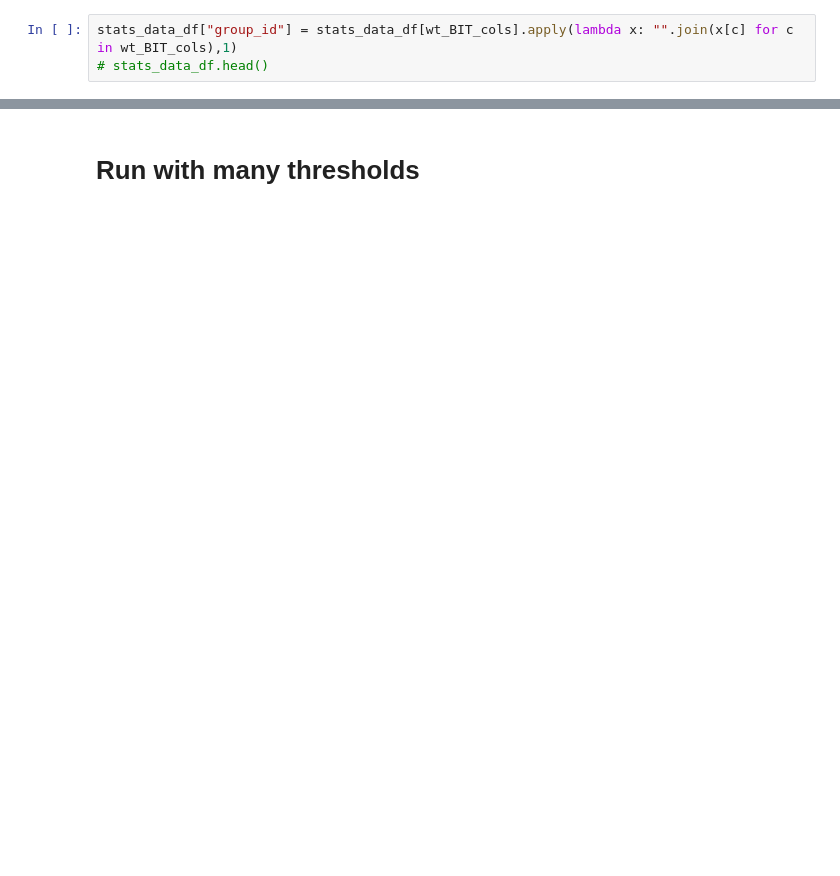
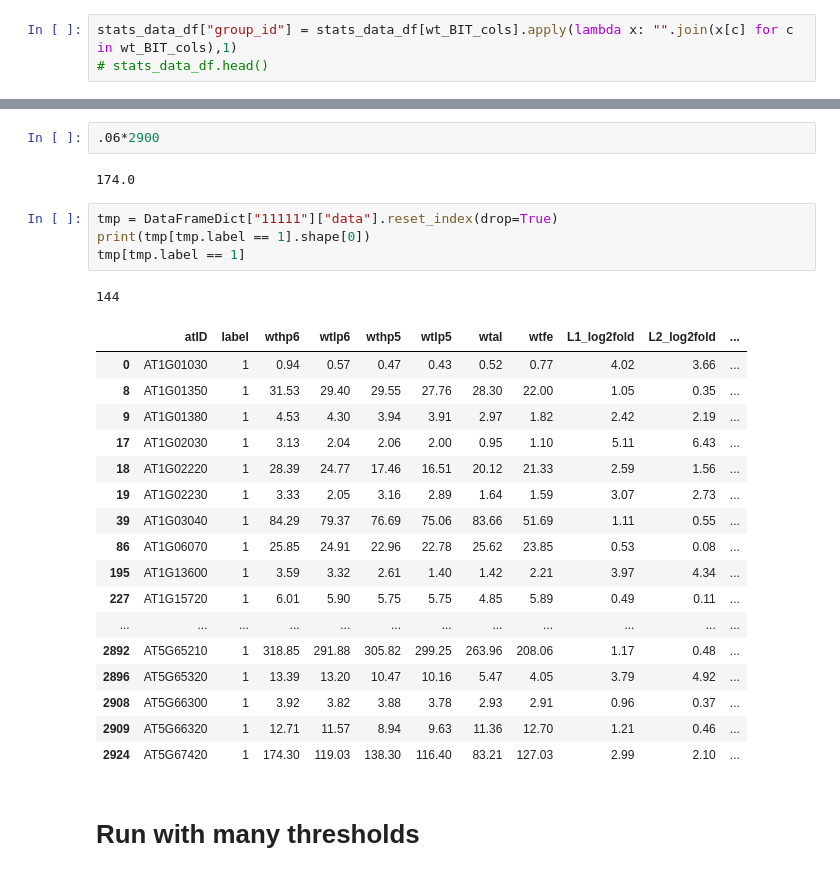
Before and after one commit to chaupmcs/plant_project, a Jupyter notebook: plant_model-UP_DOWN_NOCHANGE-Log2Fold.ipynb, the cells around one changed output, grey strips where cells are left out. Saved outputs shown, nothing was run; the diff lists cells and outputs as text; blank space fills up the shorter version.

```diff
--- a/plant_model-UP_DOWN_NOCHANGE-Log2Fold.ipynb
+++ b/plant_model-UP_DOWN_NOCHANGE-Log2Fold.ipynb
@@ -303,3 +391,30 @@ stats_data_df
+# %%
+.06*2900
+# %% [output]
+174.0
+# %%
+tmp = DataFrameDict["11111"]["data"].reset_index(drop=True)
+print(tmp[tmp.label == 1].shape[0])
+tmp[tmp.label == 1]
+# %% [output]
+144
+|  | atID | label | wthp6 | wtlp6 | wthp5 | wtlp5 | wtal | wtfe | L1_log2fold | L2_log2fold | ... |
+| 0 | AT1G01030 | 1 | 0.94 | 0.57 | 0.47 | 0.43 | 0.52 | 0.77 | 4.02 | 3.66 | ... |
+| 8 | AT1G01350 | 1 | 31.53 | 29.40 | 29.55 | 27.76 | 28.30 | 22.00 | 1.05 | 0.35 | ... |
+| 9 | AT1G01380 | 1 | 4.53 | 4.30 | 3.94 | 3.91 | 2.97 | 1.82 | 2.42 | 2.19 | ... |
+| 17 | AT1G02030 | 1 | 3.13 | 2.04 | 2.06 | 2.00 | 0.95 | 1.10 | 5.11 | 6.43 | ... |
+| 18 | AT1G02220 | 1 | 28.39 | 24.77 | 17.46 | 16.51 | 20.12 | 21.33 | 2.59 | 1.56 | ... |
+| 19 | AT1G02230 | 1 | 3.33 | 2.05 | 3.16 | 2.89 | 1.64 | 1.59 | 3.07 | 2.73 | ... |
+| 39 | AT1G03040 | 1 | 84.29 | 79.37 | 76.69 | 75.06 | 83.66 | 51.69 | 1.11 | 0.55 | ... |
+| 86 | AT1G06070 | 1 | 25.85 | 24.91 | 22.96 | 22.78 | 25.62 | 23.85 | 0.53 | 0.08 | ... |
+| 195 | AT1G13600 | 1 | 3.59 | 3.32 | 2.61 | 1.40 | 1.42 | 2.21 | 3.97 | 4.34 | ... |
+| 227 | AT1G15720 | 1 | 6.01 | 5.90 | 5.75 | 5.75 | 4.85 | 5.89 | 0.49 | 0.11 | ... |
+| ... | ... | ... | ... | ... | ... | ... | ... | ... | ... | ... | ... |
+| 2892 | AT5G65210 | 1 | 318.85 | 291.88 | 305.82 | 299.25 | 263.96 | 208.06 | 1.17 | 0.48 | ... |
+| 2896 | AT5G65320 | 1 | 13.39 | 13.20 | 10.47 | 10.16 | 5.47 | 4.05 | 3.79 | 4.92 | ... |
+| 2908 | AT5G66300 | 1 | 3.92 | 3.82 | 3.88 | 3.78 | 2.93 | 2.91 | 0.96 | 0.37 | ... |
+| 2909 | AT5G66320 | 1 | 12.71 | 11.57 | 8.94 | 9.63 | 11.36 | 12.70 | 1.21 | 0.46 | ... |
+| 2924 | AT5G67420 | 1 | 174.30 | 119.03 | 138.30 | 116.40 | 83.21 | 127.03 | 2.99 | 2.10 | ... |
 # %% [markdown]
 # Run with many thresholds
 # %%
```
Also changed, not shown: parts of 23 cells of this notebook.
